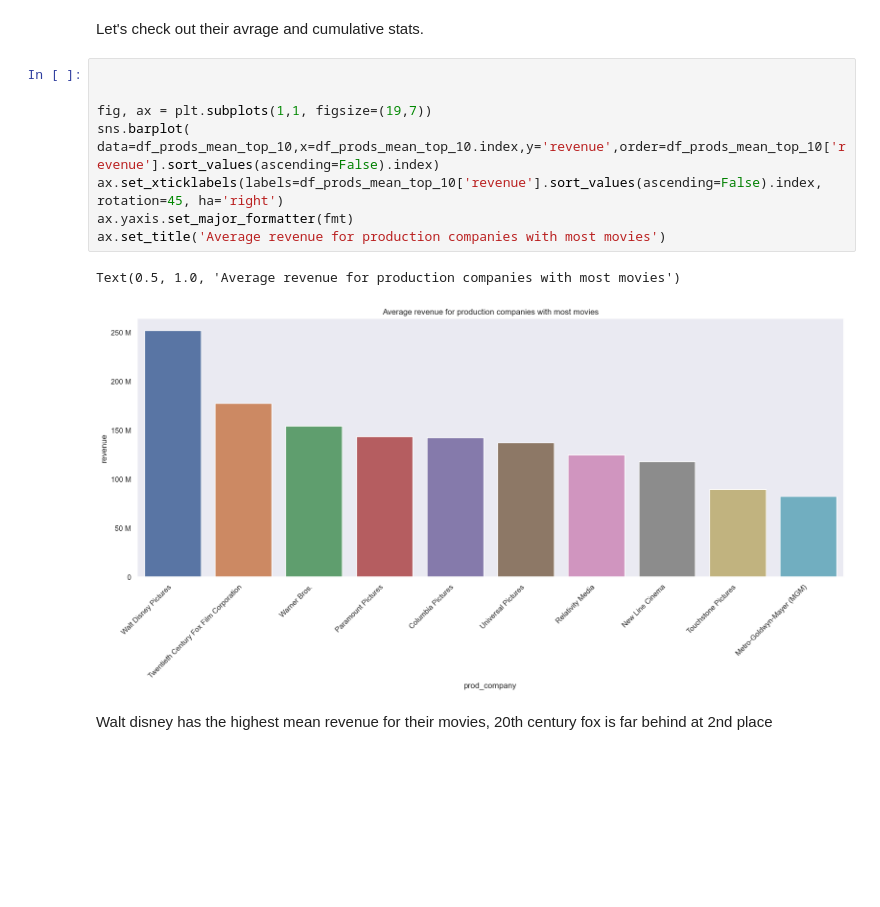
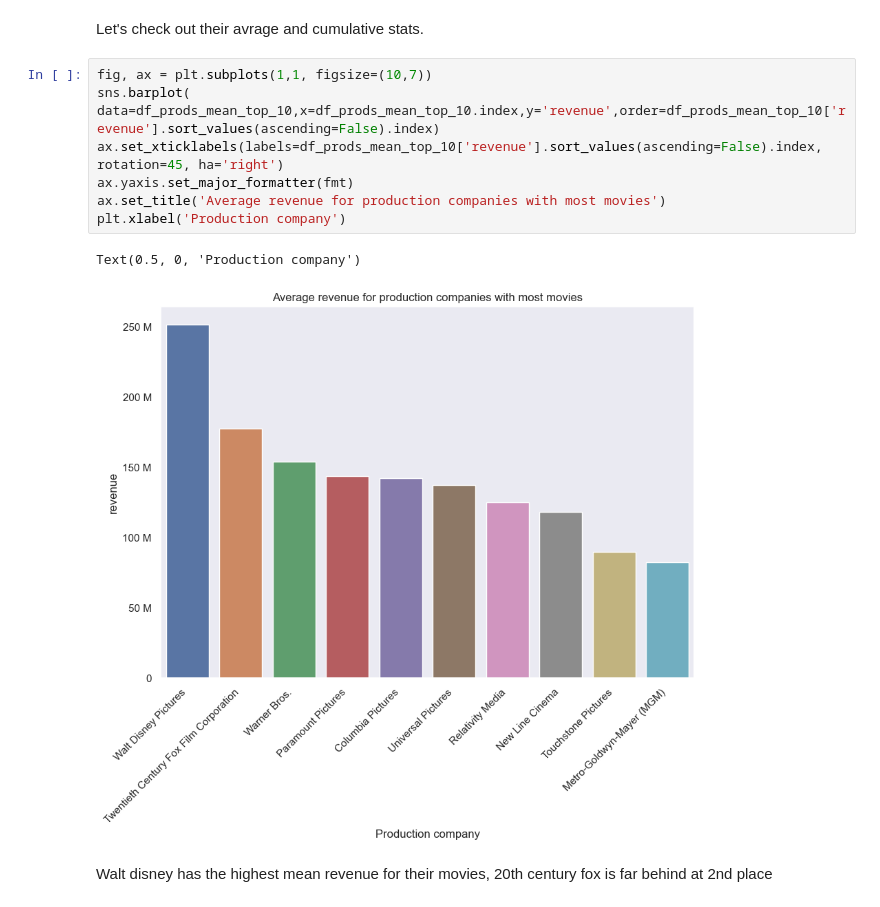
Before and after one commit to DanielHelps/TMDB-movies-analysis-and-predition, a Jupyter notebook: ratings.ipynb, the cells around one changed output. Drawn from its saved outputs; the diff is of its cells as text; blank space fills up the shorter version.

```diff
--- a/ratings.ipynb
+++ b/ratings.ipynb
@@ -295,16 +298,15 @@ df_prods_sum_top_10 = df_prods_sum[df_prods_sum.index.isin(top_10_prods)]
 # %% [markdown]
 Let's check out their avrage and cumulative stats.
 # %%
-
-
-fig, ax = plt.subplots(1,1, figsize=(19,7))
+fig, ax = plt.subplots(1,1, figsize=(10,7))
 sns.barplot( data=df_prods_mean_top_10,x=df_prods_mean_top_10.index,y='revenue',order=df_prods_mean_top_10['revenue'].sort_values(ascending=False).index)
 ax.set_xticklabels(labels=df_prods_mean_top_10['revenue'].sort_values(ascending=False).index, rotation=45, ha='right')
 ax.yaxis.set_major_formatter(fmt)
 ax.set_title('Average revenue for production companies with most movies')
+plt.xlabel('Production company')
 # %% [output]
-Text(0.5, 1.0, 'Average revenue for production companies with most movies')
+Text(0.5, 0, 'Production company')
-[figure, old version]
+[figure, new version]
 # %% [markdown]
 Walt disney has the highest mean revenue for their movies, 20th century fox is far behind at 2nd place
 # %%
```
Also changed, not shown: parts of 37 cells of this notebook.
